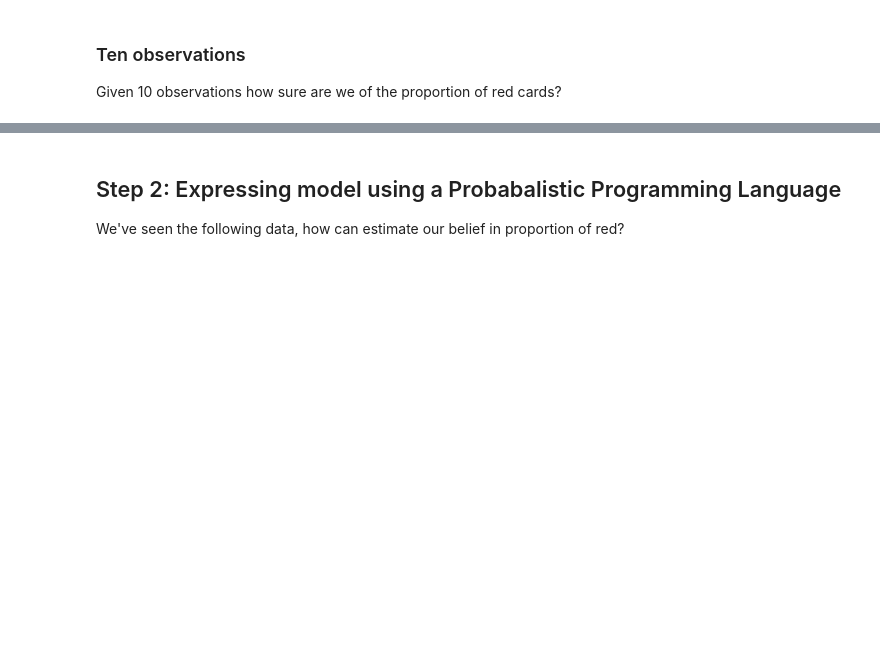
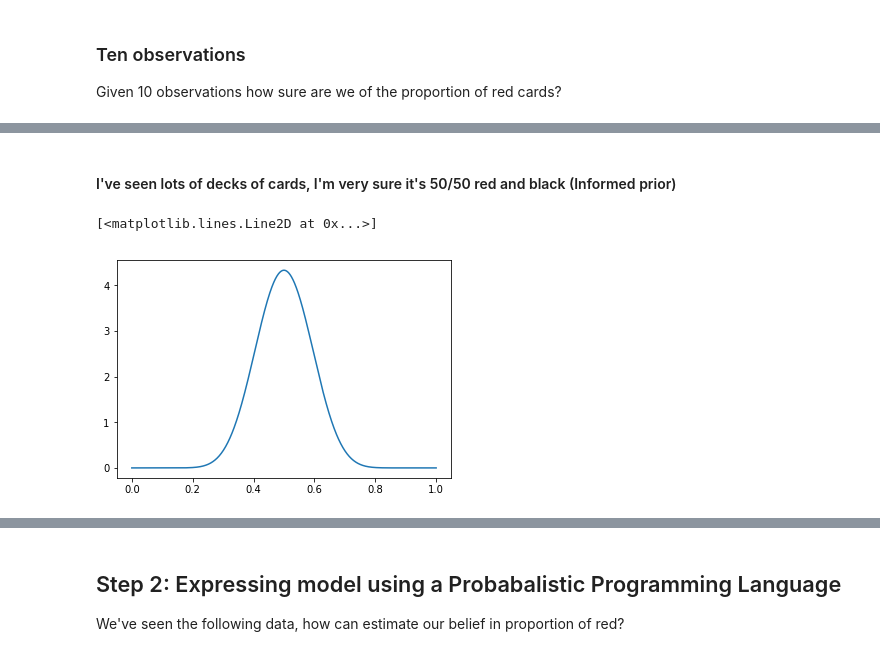
Before and after one commit to canyon289/pyladies-bayes, a Jupyter notebook: 1_BayesIntuition.ipynb, the cells around one changed output, grey strips where cells are left out. Saved outputs shown, nothing was run; the diff lists cells and outputs as text; code cells hidden in the pictures; blank space fills up the shorter version.

```diff
--- a/1_BayesIntuition.ipynb
+++ b/1_BayesIntuition.ipynb
@@ -219,0 +275,15 @@ belief_in_parameter =
+# %% [markdown]
+#### I've seen lots of decks of cards, I'm very sure it's 50/50 red and black (Informed prior)
+# %%
+possible_values_of_red = np.linspace(0,1, 1000)
+belief_in_parameter = stats.beta(15,15).pdf(possible_values_of_red)
+
+fig, ax = plt.subplots()
+
+# ax.axvline(.2, c="r", linestyle=':')
+# ax.axvline(.5, c="r", linestyle=':')
+
+ax.plot(possible_values_of_red, belief_in_parameter)
+# %% [output]
+[<matplotlib.lines.Line2D at 0x...>]
+[figure, added]
```
Also changed, not shown: parts of 37 cells of this notebook.
